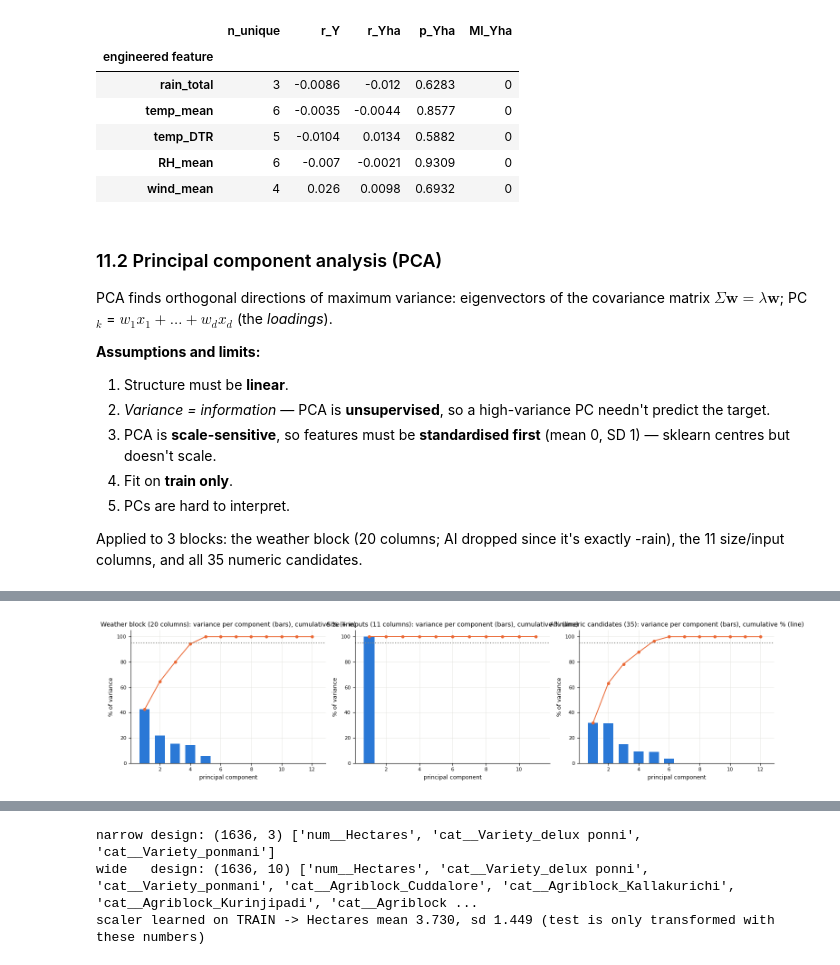
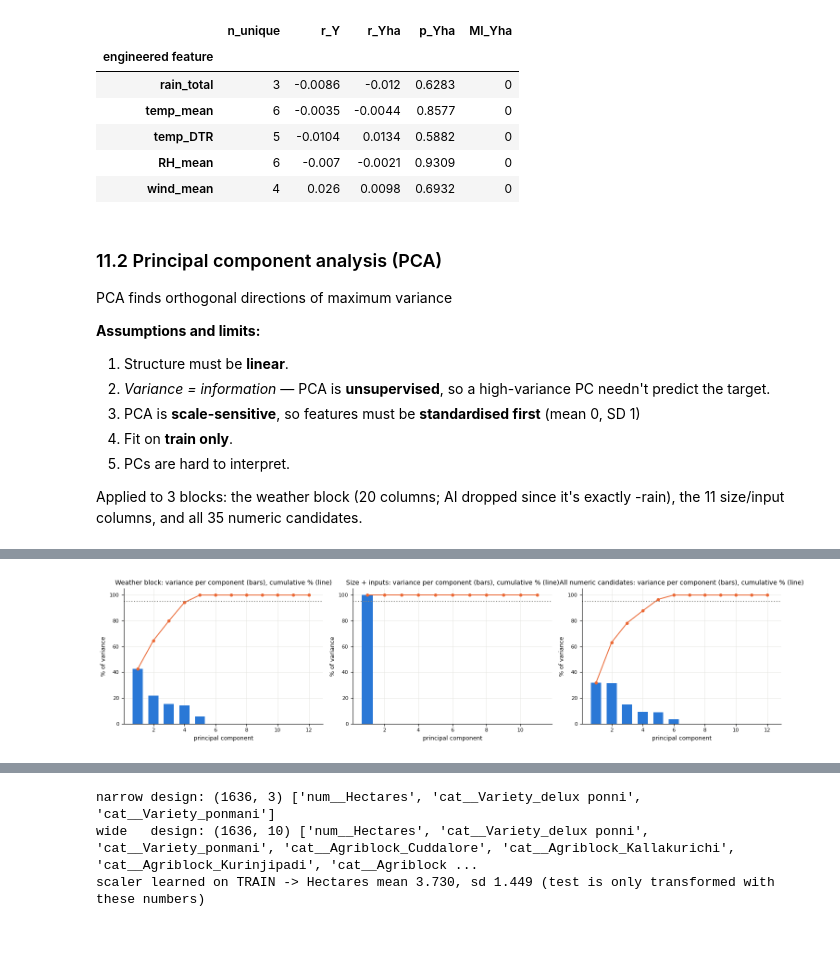
Before and after one commit to phattanaratjeedjeen-sudo/paddy, a Jupyter notebook: src/paddy_ML_regression.ipynb, the cells around one changed output, grey strips where cells are left out. Saved outputs shown, nothing was run; the diff lists cells and outputs as text; code cells hidden in the pictures; blank space fills up the shorter version.

```diff
--- a/src/paddy_ML_regression.ipynb
+++ b/src/paddy_ML_regression.ipynb
@@ -716,28 +659,0 @@ missing-value check on the TEST part (only counts, nothing learned from it): 0
-# %%
-# ---- Experiment: remove 10% of one column at random, impute, compare to the hidden truth ----
-from sklearn.neighbors import KNeighborsRegressor, KNeighborsClassifier
-
-rng = np.random.default_rng(SEED)
-def design_without(col):
-    num = [c for c in NUM if c not in (col, TRASH)]; cats = [c for c in CAT if c != col]      # target and Trash never used to impute
-    Z = pd.concat([tr[num], pd.get_dummies(tr[cats]).astype(float)], axis=1)
-    return (Z - Z.mean()) / Z.std(ddof=0).replace(0, 1)
-rows = []
-for col in ['Hectares', 'Relative Humidity_D31_D60']:
-    truth = tr[col].values.astype(float); mask = rng.random(len(truth)) < 0.10; obs = ~mask; Z = design_without(col)
-    r_true = np.corrcoef(truth, tr[Y])[0, 1]
-    P = {'mean': np.full(mask.sum(), truth[obs].mean()), 'median': np.full(mask.sum(), np.median(truth[obs])),
-         'regression (other columns)': LinearRegression().fit(Z[obs], truth[obs]).predict(Z[mask]),
-         'kNN hot-deck (k=5)': KNeighborsRegressor(5).fit(Z[obs], truth[obs]).predict(Z[mask])}
-    for m, p in P.items():
-        comp = truth.copy(); comp[mask] = p
-        rows.append((col, m, np.sqrt(np.mean((p - truth[mask])**2)), np.sqrt(np.mean((p - truth[mask])**2)) / truth.std(), comp.std() / truth.std(), np.corrcoef(comp, tr[Y])[0, 1] - r_true))
-imp = pd.DataFrame(rows, columns=['column', 'method', 'RMSE', 'RMSE / SD of column', 'SD after / SD true', 'change in corr with target']).set_index(['column', 'method'])
-display(imp)
-rows = []
-for col in ['Agriblock', 'Variety']:
-    truth = tr[col].values; mask = rng.random(len(truth)) < 0.10; obs = ~mask; Z = design_without(col)
-    mode = pd.Series(truth[obs]).mode()[0]
-    rows.append((col, 'mode', np.mean(truth[mask] == mode)))
-    rows.append((col, 'kNN hot-deck (k=5)', np.mean(KNeighborsClassifier(5).fit(Z[obs], truth[obs]).predict(Z[mask]) == truth[mask])))
-display(pd.DataFrame(rows, columns=['column', 'method', 'accuracy on hidden values']).set_index(['column', 'method']))
@@ -1173,12 +1061,12 @@ display(pd.DataFrame(rows, columns=['engineered feature', 'n_unique', 'r_Y', 'r_
 | wind_mean | 4 | 0.026 | 0.0098 | 0.6932 | 0 |
 # %% [markdown]
 ### 11.2 Principal component analysis (PCA)
-PCA finds orthogonal directions of maximum variance: eigenvectors of the covariance matrix $\Sigma\mathbf w=\lambda\mathbf w$; PC$_k$ = $w_1x_1+\dots+w_dx_d$ (the *loadings*).
+PCA finds orthogonal directions of maximum variance
 
 **Assumptions and limits:**
 1. Structure must be **linear**.
 2. *Variance = information* — PCA is **unsupervised**, so a high-variance PC needn't predict the target.
-3. PCA is **scale-sensitive**, so features must be **standardised first** (mean 0, SD 1) — sklearn centres but doesn't scale.
+3. PCA is **scale-sensitive**, so features must be **standardised first** (mean 0, SD 1)
 4. Fit on **train only**.
 5. PCs are hard to interpret.
 
@@ -1194,12 +1082,14 @@ WCOLS = RAIN + TMIN + TMAX + WIND + RH; ICOLS = ['Hectares'] + INPUTS
 sw, pw = pca_block(WCOLS, 'weather'); si, pi = pca_block(ICOLS, 'size/inputs'); sa, pa = pca_block(cand, 'all 35')
 def k_for(p, q): return int(np.searchsorted(np.cumsum(p.explained_variance_ratio_), q - 1e-9) + 1)
 tab = pd.DataFrame({'block': ['weather (20 cols)', 'size + 10 inputs (11 cols)', 'all numeric candidates (35 cols)'],
+                    'total variance (sum of eigenvalues)': [p.explained_variance_.sum() for p in (pw, pi, pa)],
+                    'PC1 eigenvalue': [p.explained_variance_[0] for p in (pw, pi, pa)],
                     'PC1 %': [p.explained_variance_ratio_[0] * 100 for p in (pw, pi, pa)],
                     'PCs for 90 %': [k_for(p, .90) for p in (pw, pi, pa)], 'PCs for 95 %': [k_for(p, .95) for p in (pw, pi, pa)], 'PCs for 99 %': [k_for(p, .99) for p in (pw, pi, pa)],
                     'PCs with variance > 1e-9': [int((p.explained_variance_ > 1e-9).sum()) for p in (pw, pi, pa)]}).set_index('block')
 display(tab)
 fig, ax = plt.subplots(1, 3, figsize=(15, 3.8))
-for a, p, t in [(ax[0], pw, 'Weather block (20 columns)'), (ax[1], pi, 'Size + inputs (11 columns)'), (ax[2], pa, 'All numeric candidates (35)')]:
+for a, p, t in [(ax[0], pw, 'Weather block'), (ax[1], pi, 'Size + inputs'), (ax[2], pa, 'All numeric candidates')]:
     k = min(12, len(p.explained_variance_ratio_)); ev = p.explained_variance_ratio_[:k] * 100
     a.bar(range(1, k + 1), ev, color=BLUE, width=.65)
     a.plot(range(1, k + 1), np.cumsum(p.explained_variance_ratio_)[:k] * 100, '-o', color=ORANGE, ms=4, lw=1.4); a.axhline(95, color=GREY, ls=':')
@@ -1214,4 +1104,4 @@ plt.tight_layout(); plt.show()
-[figure, old version]
+[figure, new version]
 # %%
 Zw = pw.transform(sw.transform(tr[WCOLS])); markers = ['o', 's', '^', 'D', 'v', 'P']; blocks = sorted(tr.Agriblock.unique())
 pal = [BLUE, ORANGE, AQUA, YELLOW, MAGENTA, '#008300']
```
Also changed, not shown: parts of 59 cells of this notebook, 2 other files.
